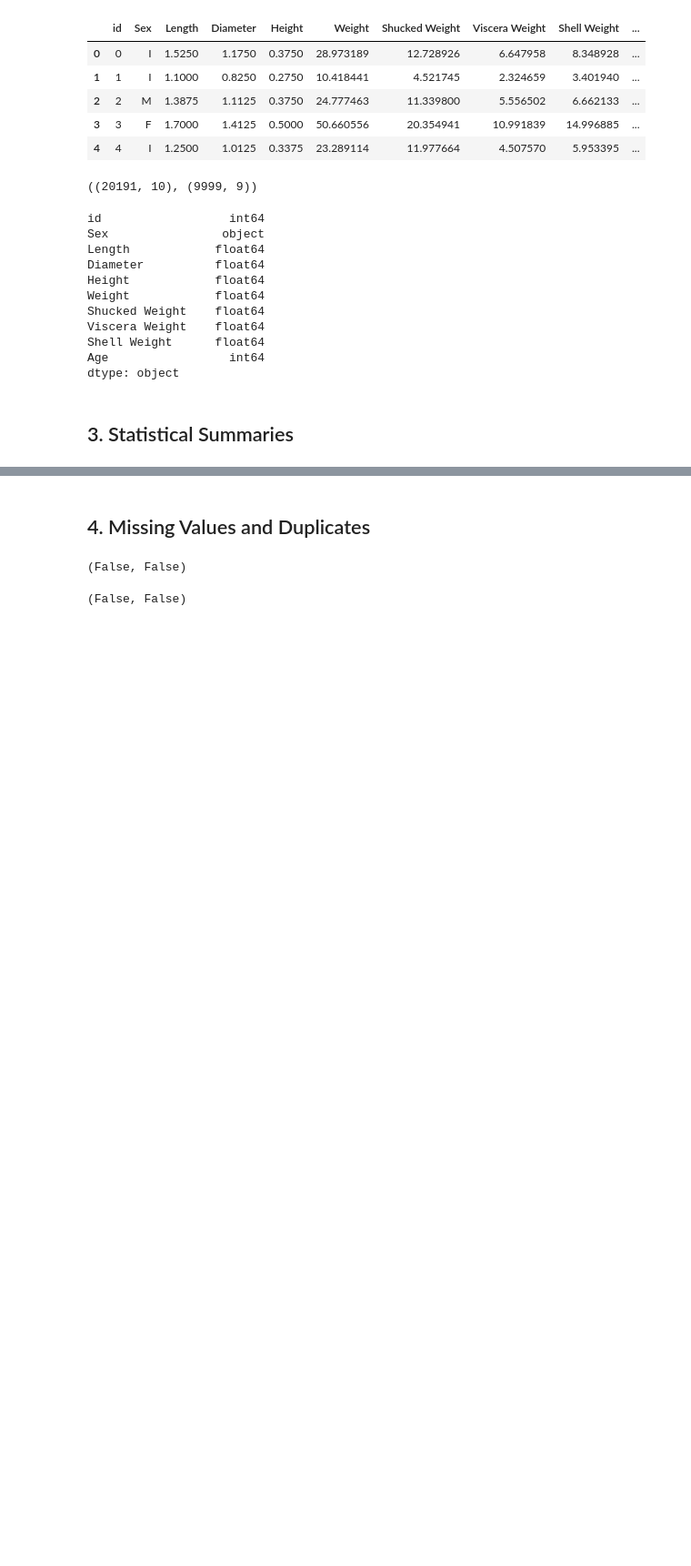
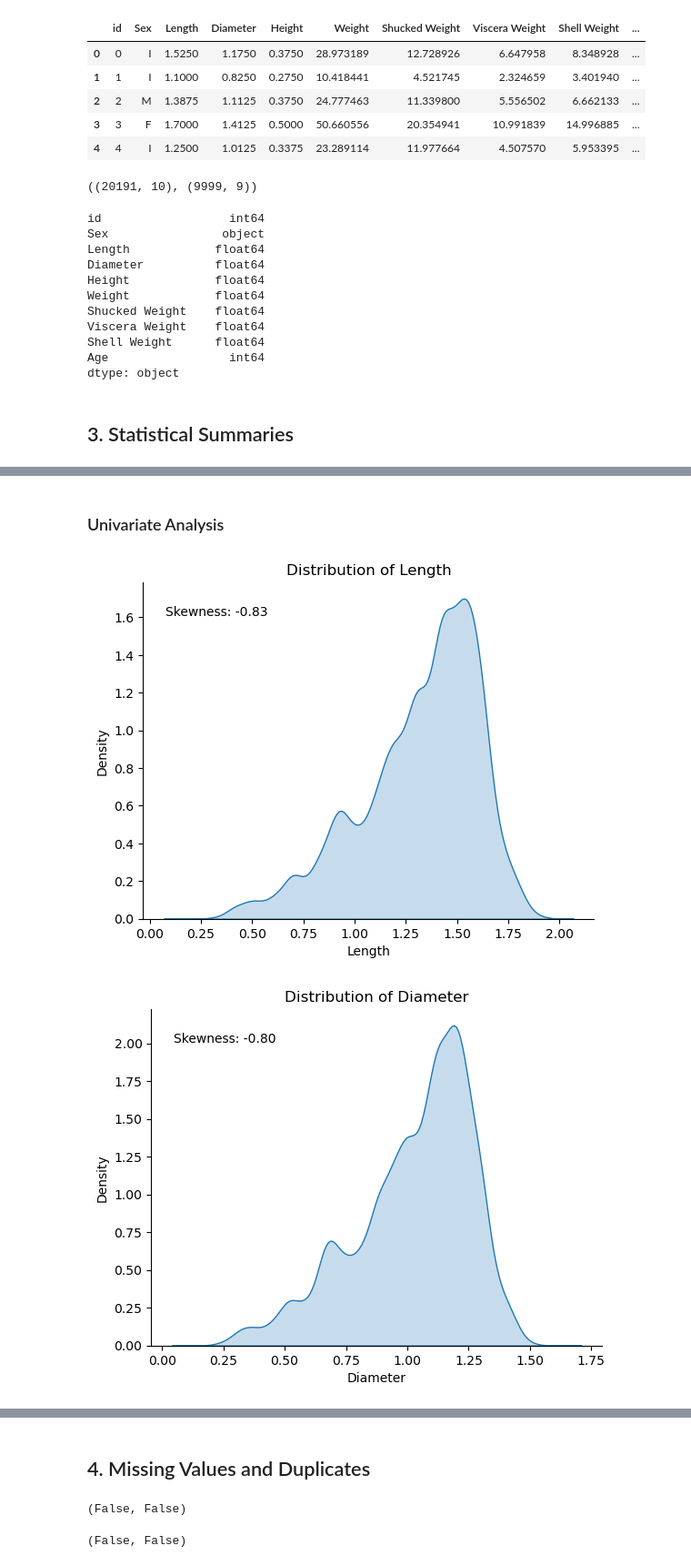
Before and after one commit to aliduabubakari/Diversiboard-Topcrowd-data-science-challenge, a Jupyter notebook: Notebook/Diversiboard Topcrowd Submission-updated.ipynb, the cells around one changed output, grey strips where cells are left out. Shown at 91% size. Cells and saved outputs as stored; diff of their text form; code cells hidden in the pictures; blank space fills up the shorter version.

```diff
--- a/Notebook/Diversiboard Topcrowd Submission-updated.ipynb
+++ b/Notebook/Diversiboard Topcrowd Submission-updated.ipynb
@@ -69,3 +71,30 @@ train.describe().T
 | Viscera Weight | 20191.0 | 5.061241 | 2.801545 | 0.042524 | 2.849125 | 4.975337 | 7.002326 | 19.589505 |
 | Shell Weight | 20191.0 | 6.724716 | 3.599905 | 0.042524 | 3.968930 | 6.803880 | 9.128539 | 28.491248 |
 | Age | 20191.0 | 9.953246 | 3.170614 | 1.000000 | 8.000000 | 10.000000 | 11.000000 | 29.000000 |
+# %% [markdown]
+### Univariate Analysis
+# %%
+# Select only the numeric columns
+numeric_columns = ['Length', 'Diameter', 'Height', 'Weight', 'Shucked Weight', 'Viscera Weight', 'Shell Weight', 'Age']
+
+# Plot KDE plots for each numeric column
+for column in numeric_columns:
+    fig, ax = plt.subplots()
+    sns.kdeplot(data=train[column], fill=True, ax=ax)
+    sns.despine()
+    plt.title(f"Distribution of {column}")
+
+    # Calculate skewness
+    skewness = train[column].skew()
+    plt.text(0.05, 0.9, f"Skewness: {skewness:.2f}", transform=ax.transAxes)
+
+    # Identify potential outliers using Tukey's fences
+    q1 = np.percentile(train[column], 25)
+    q3 = np.percentile(train[column], 75)
+    iqr = q3 - q1
+    lower_fence = q1 - 1.5 * iqr
+    upper_fence = q3 + 1.5 * iqr
+    plt.show()
+# %% [output]
+[figure, added]
+[figure, added]
```
Also changed, not shown: parts of 46 cells of this notebook, 5 other files.
